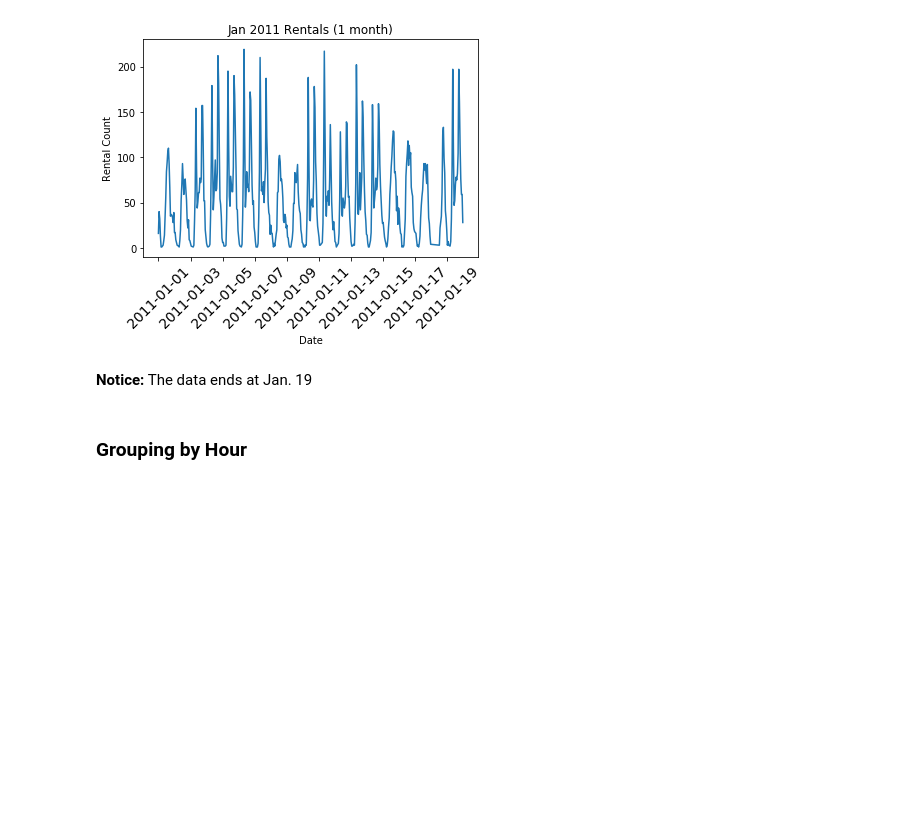
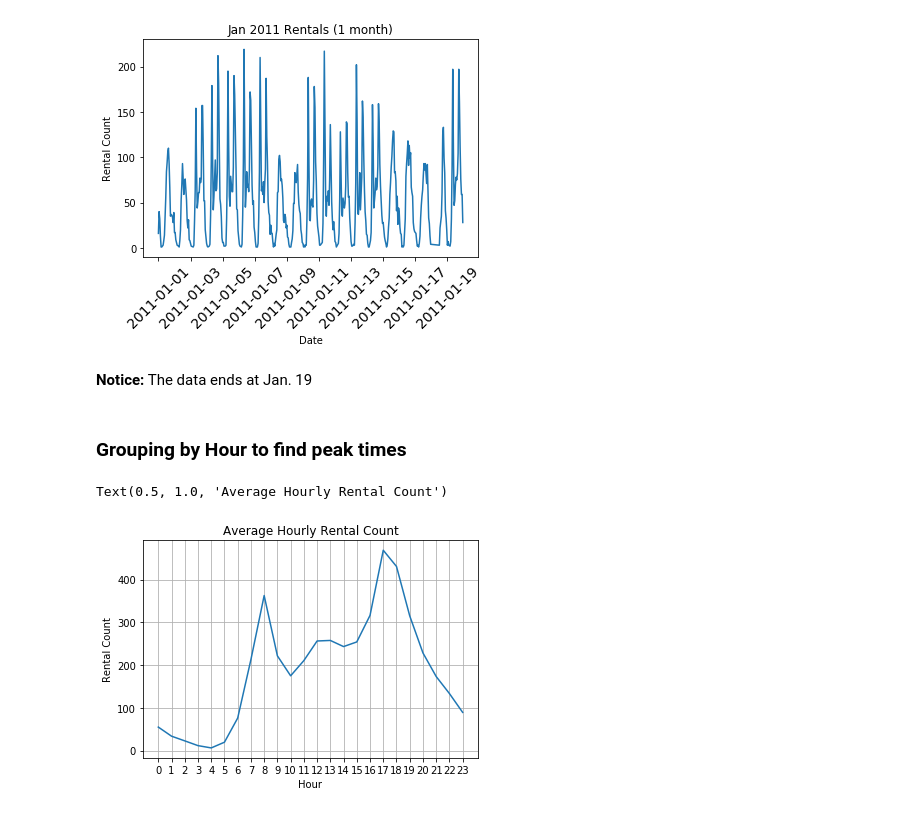
Before and after one commit to jeremywood-ai/Tau_Legion, a Jupyter notebook: xgboost/BikeSharingRegression/bikerentalDataPrepv1.ipynb, the cells around one changed output. Saved outputs shown, nothing was run; the diff lists cells and outputs as text; code cells hidden in the pictures; blank space fills up the shorter version.

Commit message:
Add Files to Project
Data Preparation complete for Bike Rental Regression Model

```diff
--- a/xgboost/BikeSharingRegression/bikerentalDataPrepv1.ipynb
+++ b/xgboost/BikeSharingRegression/bikerentalDataPrepv1.ipynb
@@ -112,4 +114,17 @@ plt.show()
 # %% [markdown]
 **Notice:** The data ends at Jan. 19
 # %% [markdown]
-### Grouping by Hour
+### Grouping by Hour to find peak times
+# %%
+group_hour = df.groupby(['hour'])
+average_by_hour = group_hour['count'].mean()
+# %%
+plt.plot(average_by_hour.index, average_by_hour)
+plt.xlabel('Hour')
+plt.ylabel('Rental Count')
+plt.xticks(np.arange(24))
+plt.grid(True)
+plt.title('Average Hourly Rental Count')
+# %% [output]
+Text(0.5, 1.0, 'Average Hourly Rental Count')
+[figure, added]
```
Also changed, not shown: parts of 41 cells of this notebook, 5 other files.
